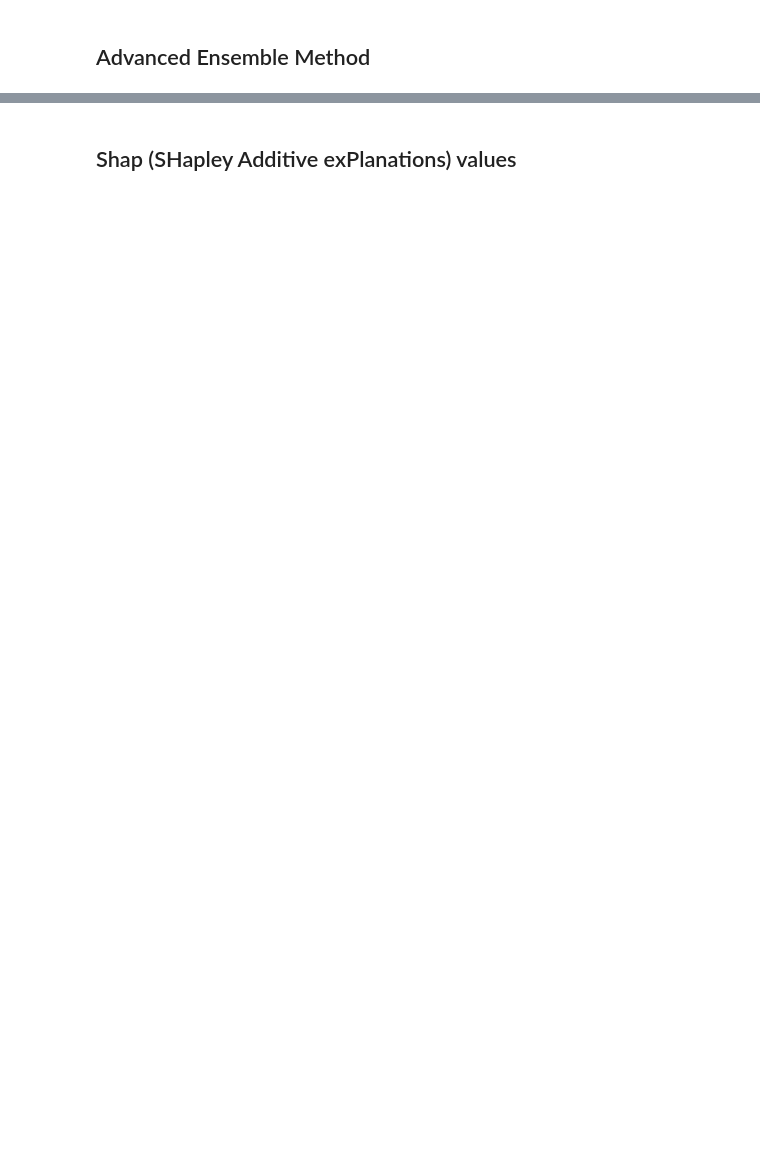
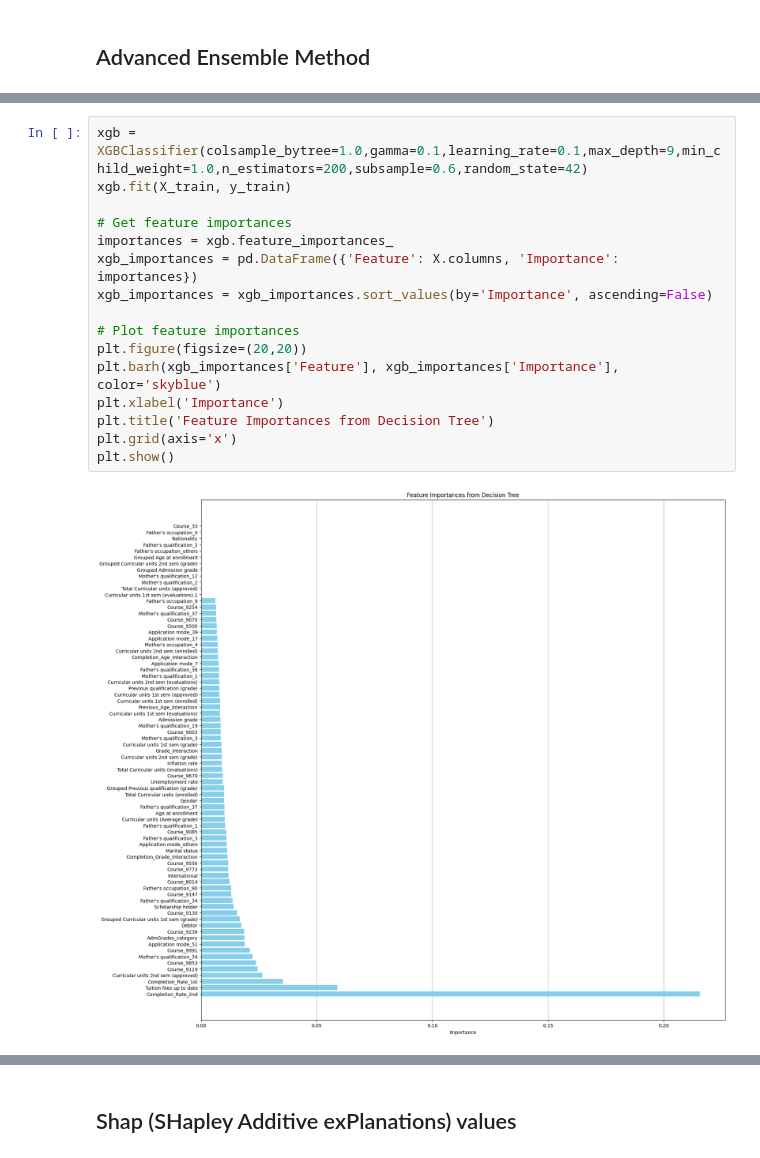
Before and after one commit to ChidiUmeh/3signet-Projects, a Jupyter notebook: week 5 Task/models optimization.ipynb, the cells around one changed output, grey strips where cells are left out. Cells and saved outputs as stored; diff of their text form; blank space fills up the shorter version.

```diff
--- a/week 5 Task/models optimization.ipynb
+++ b/week 5 Task/models optimization.ipynb
@@ -316,0 +1172,18 @@ plt.show()
+# %%
+xgb = XGBClassifier(colsample_bytree=1.0,gamma=0.1,learning_rate=0.1,max_depth=9,min_child_weight=1.0,n_estimators=200,subsample=0.6,random_state=42)
+xgb.fit(X_train, y_train)
+
+# Get feature importances
+importances = xgb.feature_importances_
+xgb_importances = pd.DataFrame({'Feature': X.columns, 'Importance': importances})
+xgb_importances = xgb_importances.sort_values(by='Importance', ascending=False)
+
+# Plot feature importances
+plt.figure(figsize=(20,20))
+plt.barh(xgb_importances['Feature'], xgb_importances['Importance'], color='skyblue')
+plt.xlabel('Importance')
+plt.title('Feature Importances from Decision Tree')
+plt.grid(axis='x')
+plt.show()
+# %% [output]
+[figure, added]
```
Also changed, not shown: parts of 83 cells of this notebook, 12 other files.
